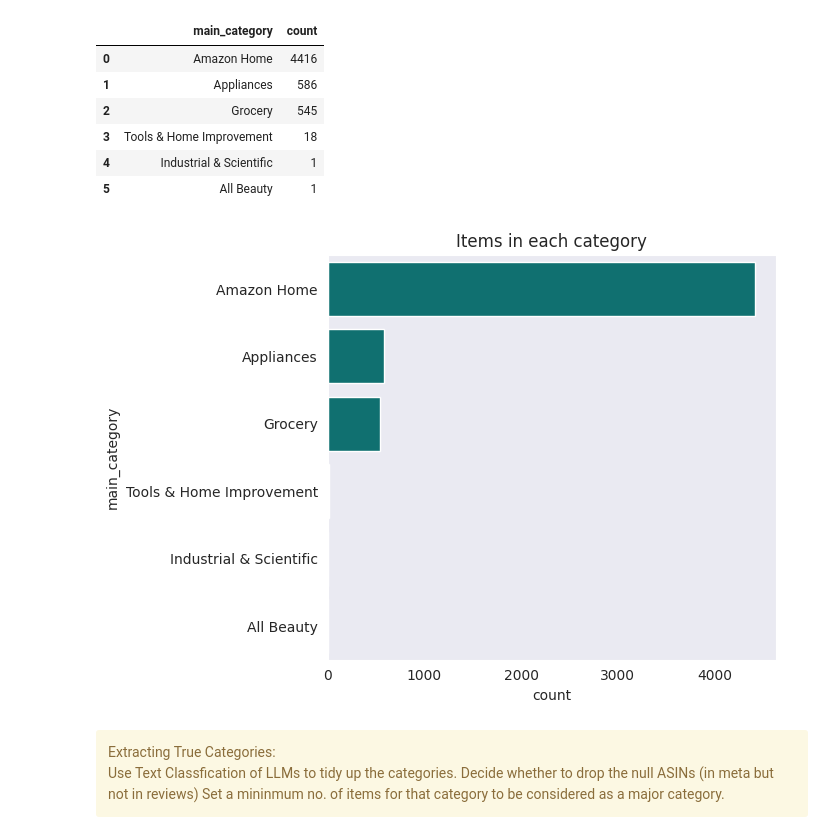
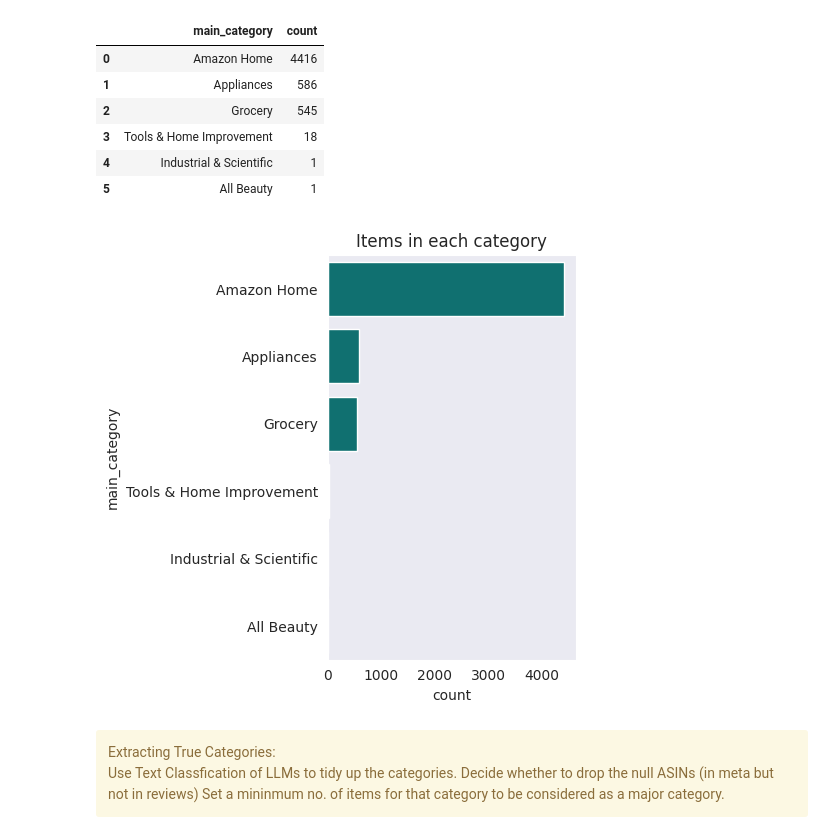
Before and after one commit to ds-edu/capstone-recsys, a Jupyter notebook: recsys_ecomm/notebooks/recsys.ipynb, the cells around one changed output. Drawn from its saved outputs; the diff is of its cells as text; code cells hidden in the pictures.

```diff
--- a/recsys_ecomm/notebooks/recsys.ipynb
+++ b/recsys_ecomm/notebooks/recsys.ipynb
@@ -437,14 +414,14 @@ vc_categories[0:n_result]
 # %%
 # Plot categories
 sns.set_style('dark', {'axes.grid':False})
-plt.figure(figsize=(7,5))
+plt.figure(figsize=(5,5))
 
 _ = sns.barplot(data=vc_categories, y='main_category', x='count', color='teal')
 _.set_title('Items in each category')
 plt.tight_layout()
 plt.show()
 # %% [output]
-[figure, old version]
+[figure, new version]
 # %% [markdown]
 <div class="alert alert-block alert-warning">
 Extracting True Categories:<br>
```
Also changed, not shown: parts of 48 cells of this notebook.
